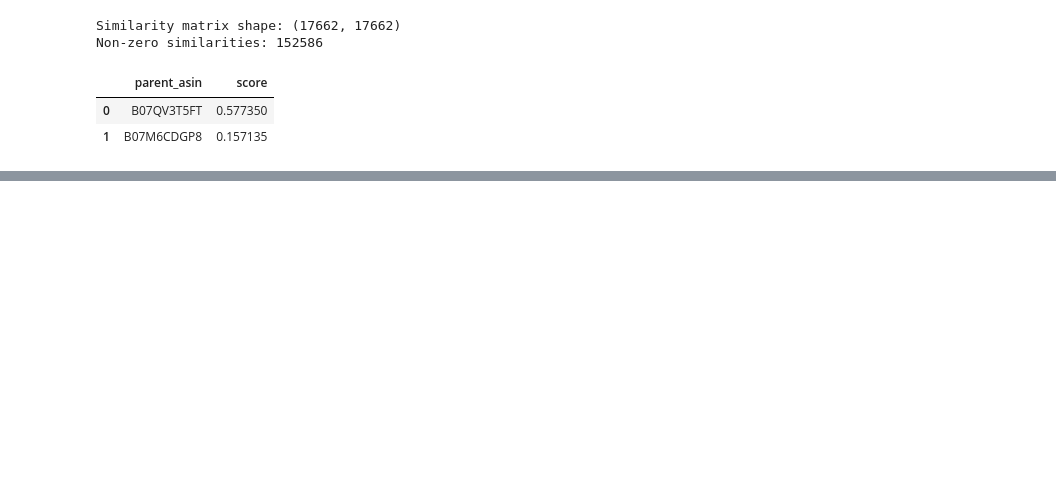
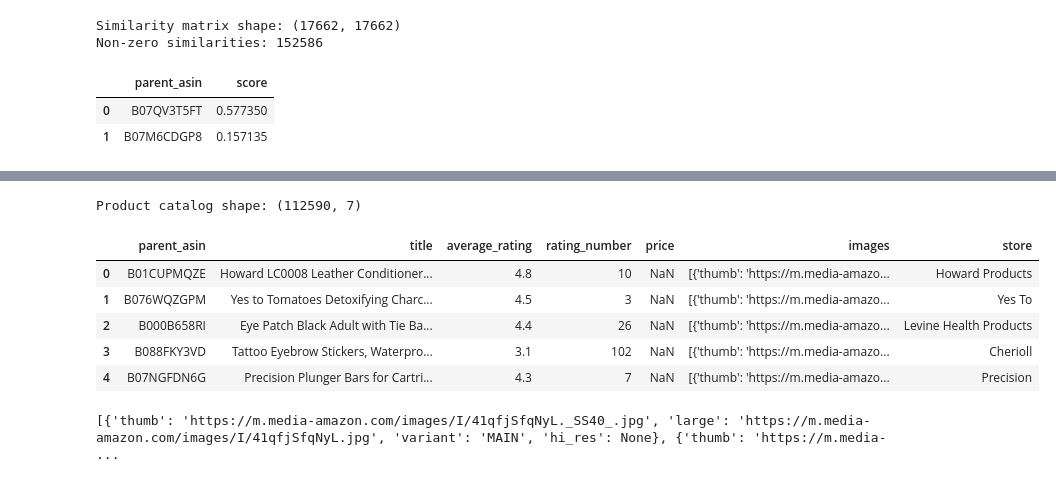
Before and after one commit to abhijith7775/e-commerce-recommendation_system, a Jupyter notebook: notebooks/01_data_exploration.ipynb, the cells around one changed output, grey strips where cells are left out. Drawn from its saved outputs; the diff is of its cells as text; code cells hidden in the pictures; blank space fills up the shorter version.

```diff
--- a/notebooks/01_data_exploration.ipynb
+++ b/notebooks/01_data_exploration.ipynb
@@ -876,0 +2007,20 @@ recommend_for_user(sample_user, top_n=5)
+# %%
+import json
+import pandas as pd
+
+metadata_path = "../data/amazon/raw/meta_categories/meta_All_Beauty.jsonl"
+
+metadata = []
+
+with open(metadata_path, "r", encoding="utf-8") as f:
+    for line in f:
+        try:
+            metadata.append(json.loads(line))
+        except json.JSONDecodeError:
+            continue
+
+metadata_df = pd.DataFrame(metadata)
+
+print("Metadata shape:", metadata_df.shape)
+print("Columns:")
+print(metadata_df.columns.tolist())
@@ -876,0 +2040,29 @@ recommend_for_user(sample_user, top_n=5)
+# %%
+product_catalog = metadata_df[
+    [
+        "parent_asin",
+        "title",
+        "average_rating",
+        "rating_number",
+        "price",
+        "images",
+        "store"
+    ]
+].copy()
+
+print("Product catalog shape:", product_catalog.shape)
+product_catalog.head()
+# %% [output]
+Product catalog shape: (112590, 7)
+|  | parent_asin | title | average_rating | rating_number | price | images | store |
+| 0 | B01CUPMQZE | Howard LC0008 Leather Conditioner... | 4.8 | 10 | NaN | [{'thumb': 'https://m.media-amazo... | Howard Products |
+| 1 | B076WQZGPM | Yes to Tomatoes Detoxifying Charc... | 4.5 | 3 | NaN | [{'thumb': 'https://m.media-amazo... | Yes To |
+| 2 | B000B658RI | Eye Patch Black Adult with Tie Ba... | 4.4 | 26 | NaN | [{'thumb': 'https://m.media-amazo... | Levine Health Products |
+| 3 | B088FKY3VD | Tattoo Eyebrow Stickers, Waterpro... | 3.1 | 102 | NaN | [{'thumb': 'https://m.media-amazo... | Cherioll |
+| 4 | B07NGFDN6G | Precision Plunger Bars for Cartri... | 4.3 | 7 | NaN | [{'thumb': 'https://m.media-amazo... | Precision |
+# %%
+sample_images = product_catalog.iloc[0]["images"]
+
+print(sample_images)
+# %% [output]
+[{'thumb': 'https://m.media-amazon.com/images/I/41qfjSfqNyL._SS40_.jpg', 'large': 'https://m.media-amazon.com/images/I/41qfjSfqNyL.jpg', 'variant': 'MAIN', 'hi_res': None}, {'thumb': 'https://m.media- ...
```
Also changed, not shown: parts of 79 cells of this notebook, 1 other file.
